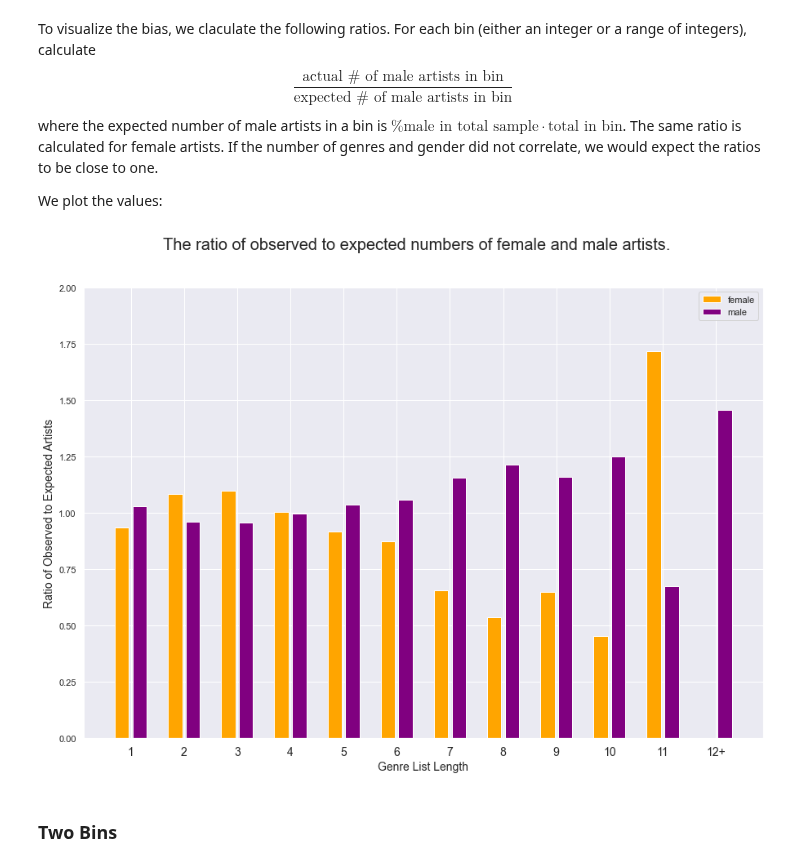
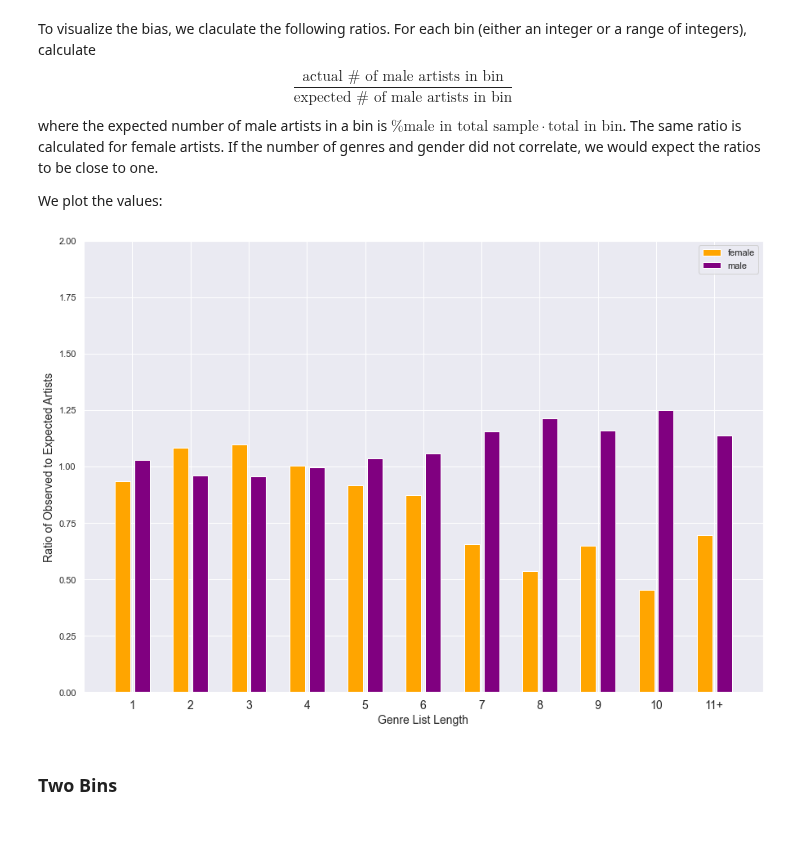
Before and after one commit to fox-daniel/Genre, a Jupyter notebook: main.ipynb, the cells around one changed output. Drawn from its saved outputs; the diff is of its cells as text; code cells hidden in the pictures; blank space fills up the shorter version.

```diff
--- a/main.ipynb
+++ b/main.ipynb
@@ -198,11 +197,11 @@ where the expected number of male artists in a bin is ${\% \text{male in total s
 
 We plot the values:
 # %%
-fig_12_bins, fig_paths, fig_means, fig_means_select = generate_bias_plots()
+fig_11_bins, fig_paths, fig_means, fig_means_select = generate_bias_plots()
-# %%
-fig_12_bins
-# %% [output]
-[figure, removed]
+# %%
+fig_11_bins
+# %% [output]
+[figure, added]
 # %% [markdown]
 ### Two Bins
 # %% [markdown]
```
Also changed, not shown: parts of 5 cells of this notebook, 7 other files.
